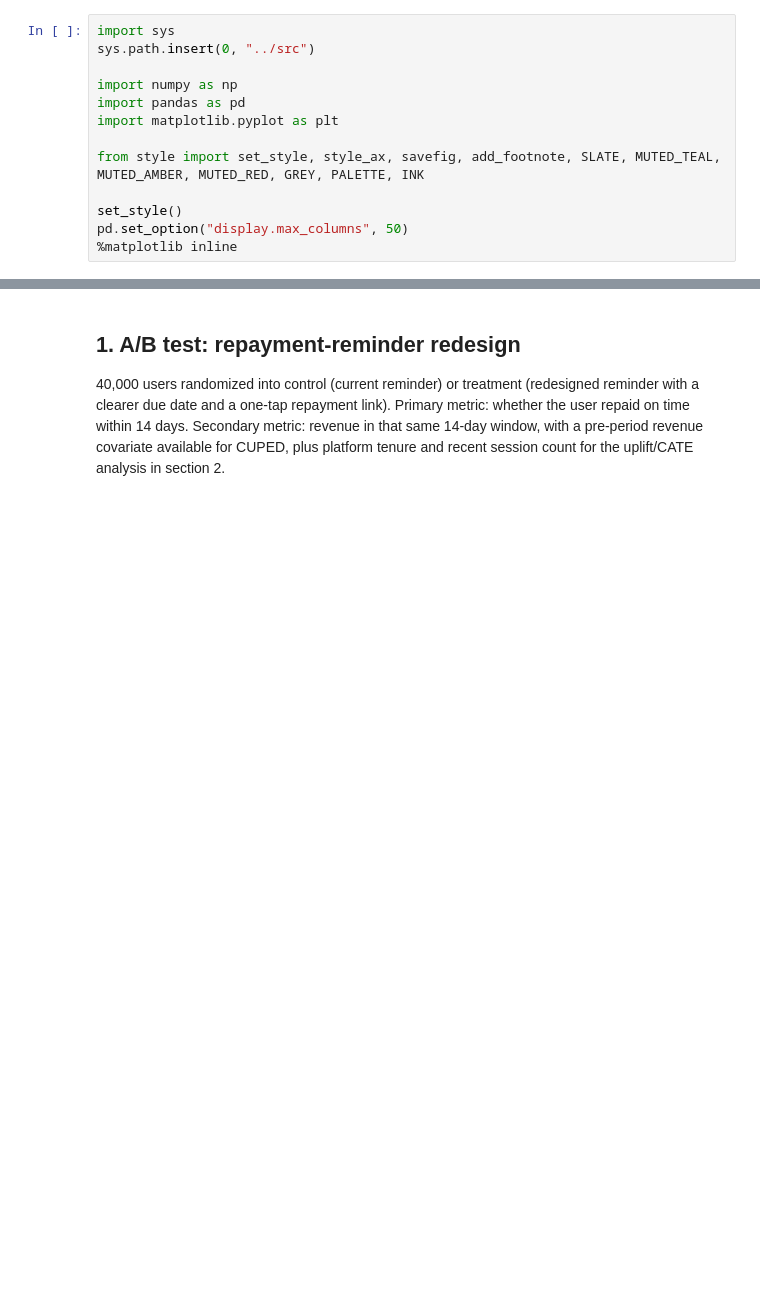
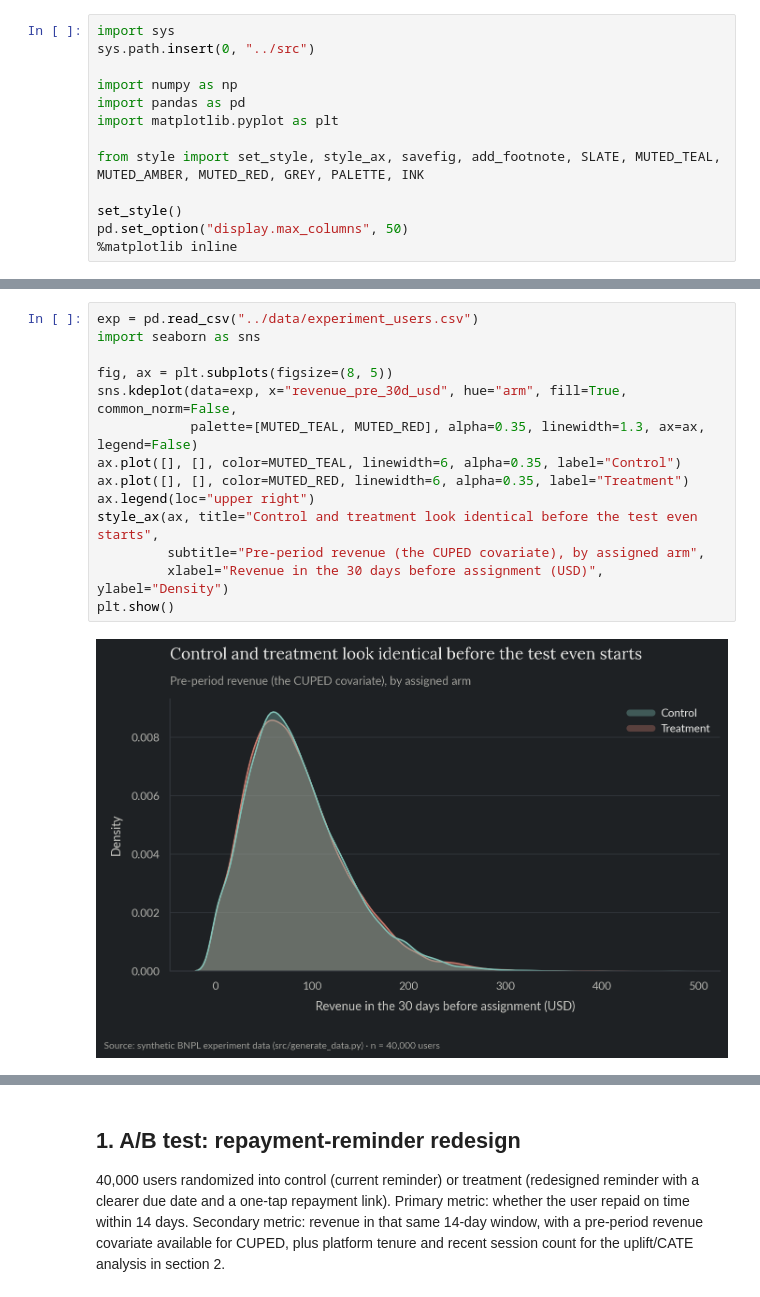
Before and after one commit to gus-morales/work-showcase, a Jupyter notebook: projects/03-growth-experimentation-segmentation/notebooks/03_growth_experimentation_segmentation.ipynb, the cells around one changed output, grey strips where cells are left out. Drawn from its saved outputs; the diff is of its cells as text; blank space fills up the shorter version.

```diff
--- a/projects/03-growth-experimentation-segmentation/notebooks/03_growth_experimentation_segmentation.ipynb
+++ b/projects/03-growth-experimentation-segmentation/notebooks/03_growth_experimentation_segmentation.ipynb
@@ -21,0 +26,16 @@ pd.set_option("display.max_columns", 50)
+# %%
+exp = pd.read_csv("../data/experiment_users.csv")
+import seaborn as sns
+
+fig, ax = plt.subplots(figsize=(8, 5))
+sns.kdeplot(data=exp, x="revenue_pre_30d_usd", hue="arm", fill=True, common_norm=False,
+            palette=[MUTED_TEAL, MUTED_RED], alpha=0.35, linewidth=1.3, ax=ax, legend=False)
+ax.plot([], [], color=MUTED_TEAL, linewidth=6, alpha=0.35, label="Control")
+ax.plot([], [], color=MUTED_RED, linewidth=6, alpha=0.35, label="Treatment")
+ax.legend(loc="upper right")
+style_ax(ax, title="Control and treatment look identical before the test even starts",
+         subtitle="Pre-period revenue (the CUPED covariate), by assigned arm",
+         xlabel="Revenue in the 30 days before assignment (USD)", ylabel="Density")
+plt.show()
+# %% [output]
+[figure, added]
```
Also changed, not shown: parts of 44 cells of this notebook, 31 other files.
